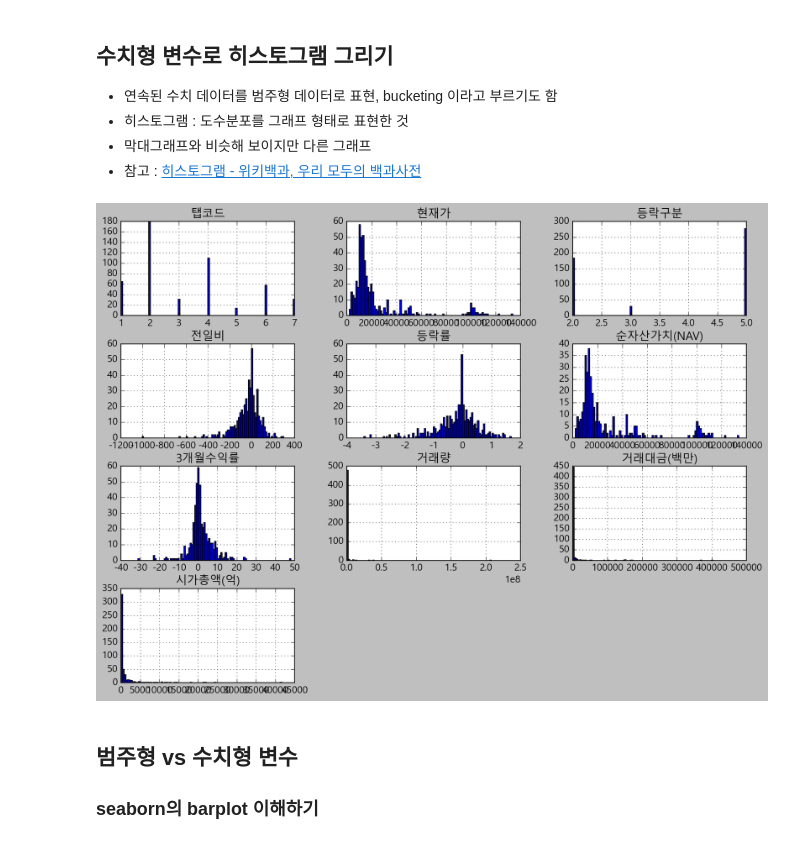
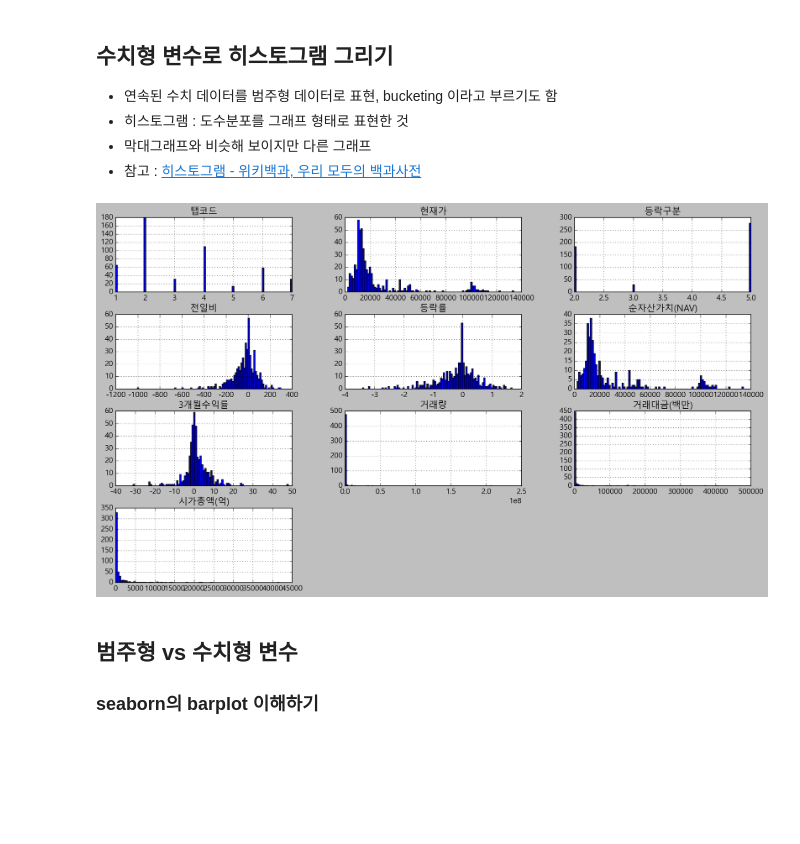
Before and after one commit to genie-lee-beep/Jieun-Lee, a Jupyter notebook: Likelion_bootcamp/박조은 강사님/코드라이언_7-2. ETF 분석과 시각화_210729.ipynb, the cells around one changed output. Cells and saved outputs as stored; diff of their text form; code cells hidden in the pictures; blank space fills up the shorter version.

```diff
--- a/Likelion_bootcamp/박조은 강사님/코드라이언_7-2. ETF 분석과 시각화_210729.ipynb
+++ b/Likelion_bootcamp/박조은 강사님/코드라이언_7-2. ETF 분석과 시각화_210729.ipynb
@@ -366,8 +401,14 @@ df.describe()
 # %%
+# 수치형 컬럼만 리스트로 만들기
+# num_cols
+# df.hist()
 # 히스토그램을 그려보면 수치 데이터로 되어있지만 범주형 데이터를 찾아볼 수 있습니다.
-_= df.select_dtypes(include = np.number).hist(figsize =(14,10), bins =100)
+_= df.select_dtypes(include = np.number).hist(figsize =(18,10), bins =100)
+
+# Outcome 해석: 탭코드를 보면 끊어져 있기 때문에, 범주형 데이터로 볼 수 있다.
+#
 # %% [output]
-[figure, old version]
+[figure, new version]
 # %% [markdown]
 ## 범주형 vs 수치형 변수
 ### seaborn의 barplot 이해하기
```
Also changed, not shown: parts of 26 cells of this notebook.
